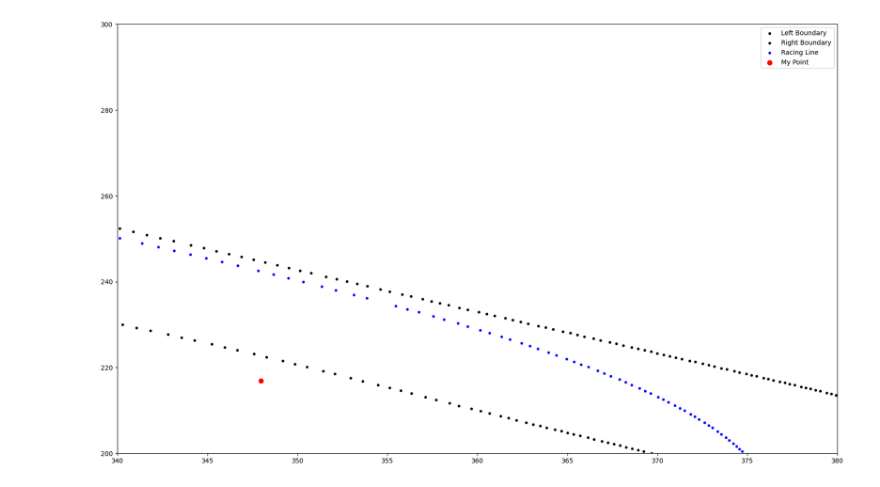
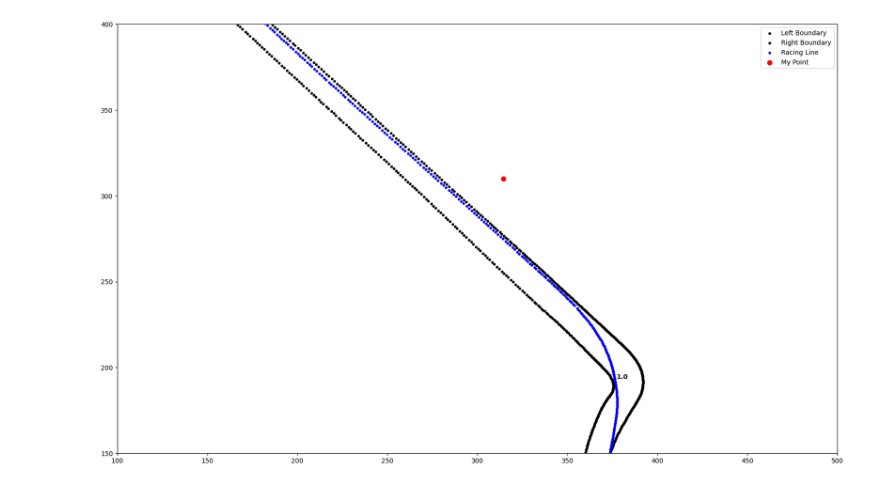
Before and after one commit to muhaseeb34/Data3001-Modelling-2, a Jupyter notebook: testing_vals.ipynb, the cells around one changed output. Saved outputs shown, nothing was run; the diff lists cells and outputs as text; code cells hidden in the pictures.

```diff
--- a/testing_vals.ipynb
+++ b/testing_vals.ipynb
@@ -5,6 +42,32 @@ import os
 # %%
-track_left = pd.read_csv("Data3001G2/data/f1sim-ref-left.csv")
-track_right = pd.read_csv("Data3001G2/data/f1sim-ref-right.csv")
-track_line = pd.read_csv("Data3001G2/data/f1sim-ref-line.csv")
-turns = pd.read_csv("Data3001G2/data/f1sim-ref-turns.csv")
+percentiles = (0.05, 0.95)
+
+bounds = {
+    f: (X_scaled_df[f].quantile(percentiles[0]),
+        X_scaled_df[f].quantile(percentiles[1]))
+    for f in X_scaled_df.columns
+}
+
+rng = np.random.default_rng(42)
+N = 5000
+
+Xcand = sampling(bounds, N, rng, x_cols, y_cols)
+Xcand = Xcand[X_scaled_df.columns]
+
+ycand = grid_poly.predict(Xcand)
+ycand_unscaled = scaler_y.inverse_transform(ycand.reshape(-1, 1)).ravel()
+
+imin = int(np.argmin(ycand_unscaled))
+best_combo_scaled = Xcand.iloc[imin].to_frame().T
+best_combo_unscaled = pd.DataFrame(
+    scaler_X.inverse_transform(best_combo_scaled),
+    columns=X.columns[1:]
+)
+
+best_pred = ycand_unscaled[imin]
+
+print("\n=== SVR-suggested first-brake setup (within observed range) ===")
+for k, v in best_combo_unscaled.iloc[0].items():
+    print(f"{k}: {v:,.4f}")
+print(f"Predicted Target_CURRENTLAPTIMEINMS: {best_pred:,.3f}")
 # %%
@@ -34,24 +117,24 @@ plt.show()
 # %%
 plt.figure(figsize=(20, 12))
 f = 100000
 plt.scatter(track_left[track_left["FRAME"] <= f ]["WORLDPOSX"], track_left[track_left["FRAME"] <= f ]["WORLDPOSY"], s=10, label="Left Boundary", color="black")
 plt.scatter(track_right[track_right["FRAME"] <= f]["WORLDPOSX"], track_right[track_right["FRAME"] <= f]["WORLDPOSY"], s=10, label="Right Boundary", color="black")
 plt.scatter(track_line[track_line["FRAME"] <= f]["WORLDPOSX"], track_line[track_line["FRAME"] <= f]["WORLDPOSY"], s=10, label="Racing Line", color="blue")
-x = 347.9698
-y = 216.9048
-plt.scatter(x, y, color="red", s=50, label="My Point")
+x = 314.4164
+y = 309.8971
+plt.scatter(x, y, s=50, color="red", label="My Point")
 plt.legend()
 
 # Add turn annotations
 for _, row in turns.iterrows():
     plt.annotate(str(row["TURN"]),
                 (row["APEX_X1"], row["APEX_Y1"]),
                 textcoords="offset points", xytext=(5, 5),
                 color="black", fontsize=10, weight="bold")
 
 # Set zoomed-in limits
-plt.xlim(340, 380)
-plt.ylim(200, 300)
+plt.xlim(100, 500)
+plt.ylim(150, 400)
 plt.show()
 # %% [output]
-[figure, old version]
+[figure, new version]
```
Also changed, not shown: parts of 3 cells of this notebook, 1 other file.
